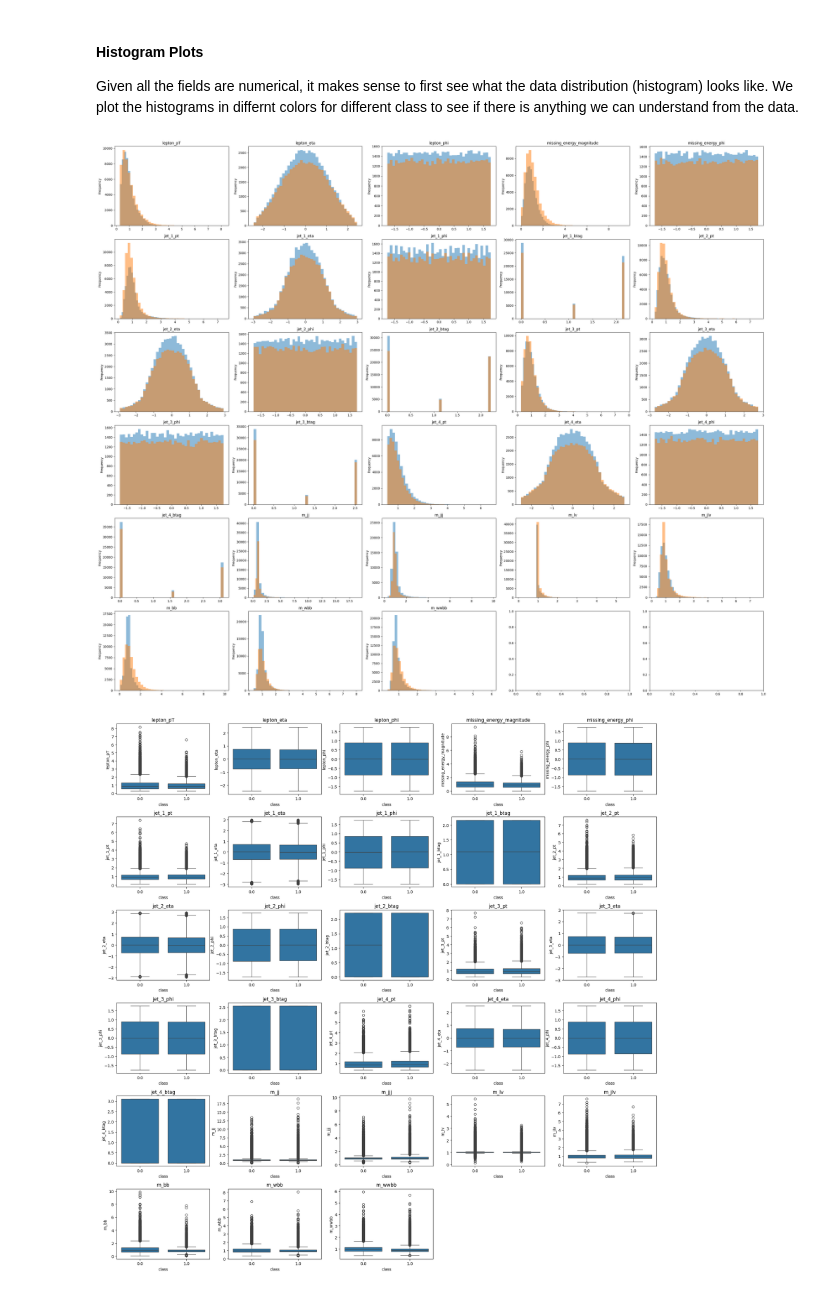
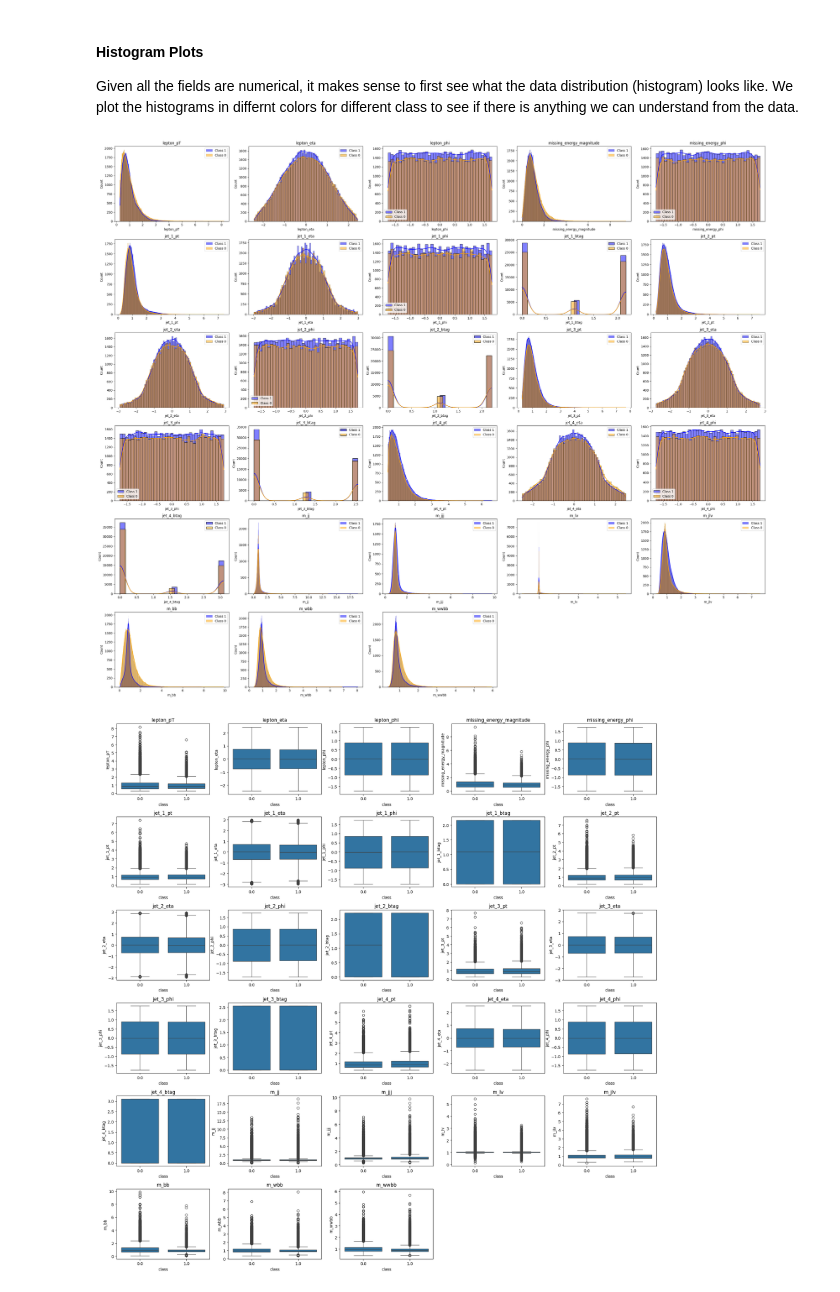
Before and after one commit to Nived04/CS60050_Particle_Collision_Classifier_Course-Asgnmt, a Jupyter notebook: Copy_of_Particle_Collision_SVM.ipynb, the cells around one changed output. Cells and saved outputs as stored; diff of their text form; code cells hidden in the pictures.

```diff
--- a/Copy_of_Particle_Collision_SVM.ipynb
+++ b/Copy_of_Particle_Collision_SVM.ipynb
@@ -153,26 +168,26 @@ df.describe()
 
 Given all the fields are numerical, it makes sense to first see what the data distribution (histogram) looks like. We plot the histograms in differnt colors for different class to see if there is anything we can understand from the data.
 # %%
+# Plot distributions using seaborn for better visualization
 total_columns = len(df.columns) - 1
-
 num_cols = 5
 num_rows = (total_columns // num_cols) + 1
 
-fig, axs = plt.subplots(num_rows, num_cols, figsize = (5*num_rows, 5*num_cols))
-for i, col in enumerate(df.drop(columns = [y_col]).columns):
+plt.figure(figsize=(30, 25))
+for i, col in enumerate(df.drop(columns=[y_col]).columns):
+    plt.subplot(num_rows, num_cols, i+1)
 
-    ax = axs[i // num_cols][i % num_cols]
+    # Using seaborn's kdeplot for smoother distribution visualization
+    sns.histplot(data=df[df[y_col] == 1][col], color='blue', label='Class 1', fill=True, alpha=0.5, kde=True)
+    sns.histplot(data=df[df[y_col] == 0][col], color='orange', label='Class 0', fill=True, alpha=0.5, kde=True)
 
-
-    df[df[y_col] == 1][col].plot.hist(bins = 40, ax = ax, color = 'tab:blue', alpha=0.5)
-    df[df[y_col] == 0][col].plot.hist(bins = 40, ax = ax, color = 'tab:orange', alpha=0.5)
-
-    ax.set_title(col)
+    plt.title(col, fontsize=12)
+    plt.legend()
 
 plt.tight_layout()
 plt.show()
 # %% [output]
-[figure, old version]
+[figure, new version]
 # %%
 # conditional boxplots of all the features with respect to the classes 0 and 1
 plt.figure(figsize=(20, 20))
```
Also changed, not shown: parts of 33 cells of this notebook.
